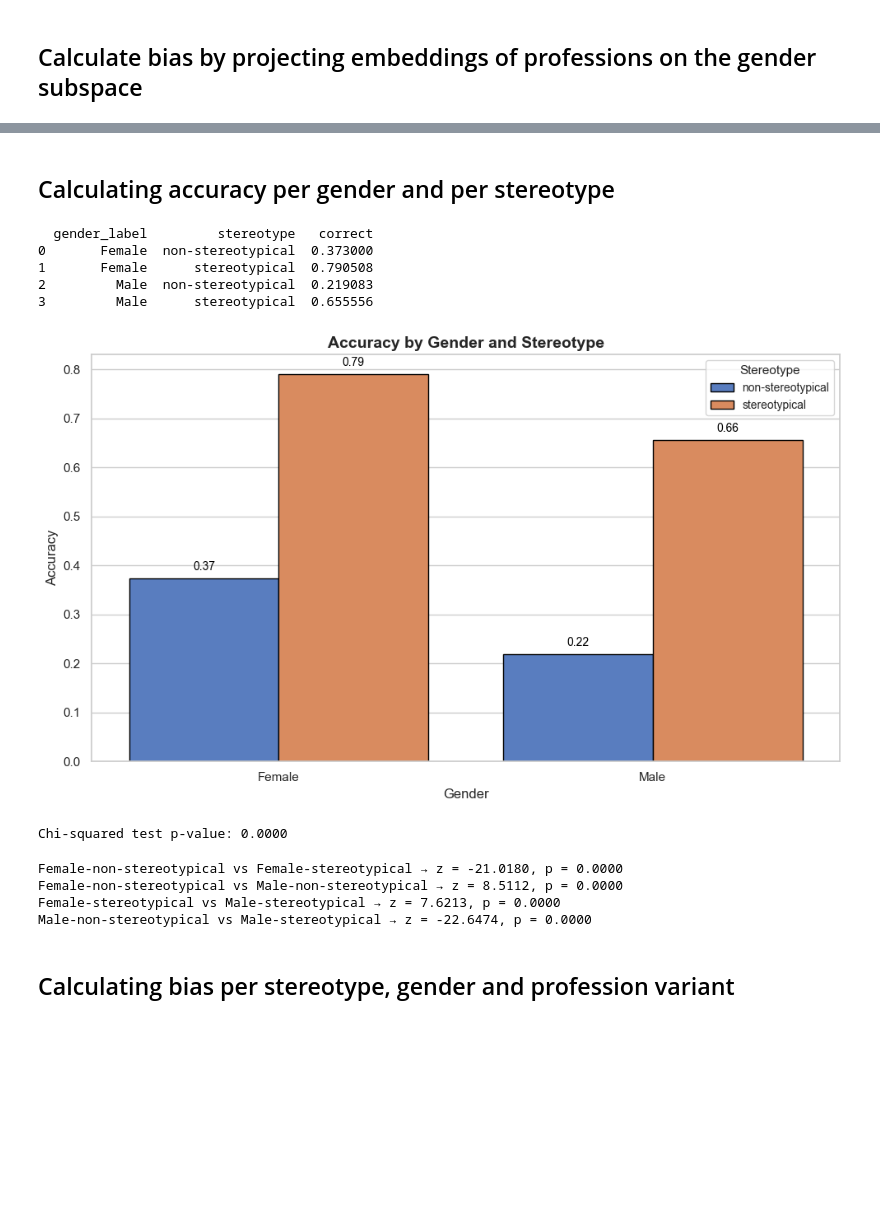
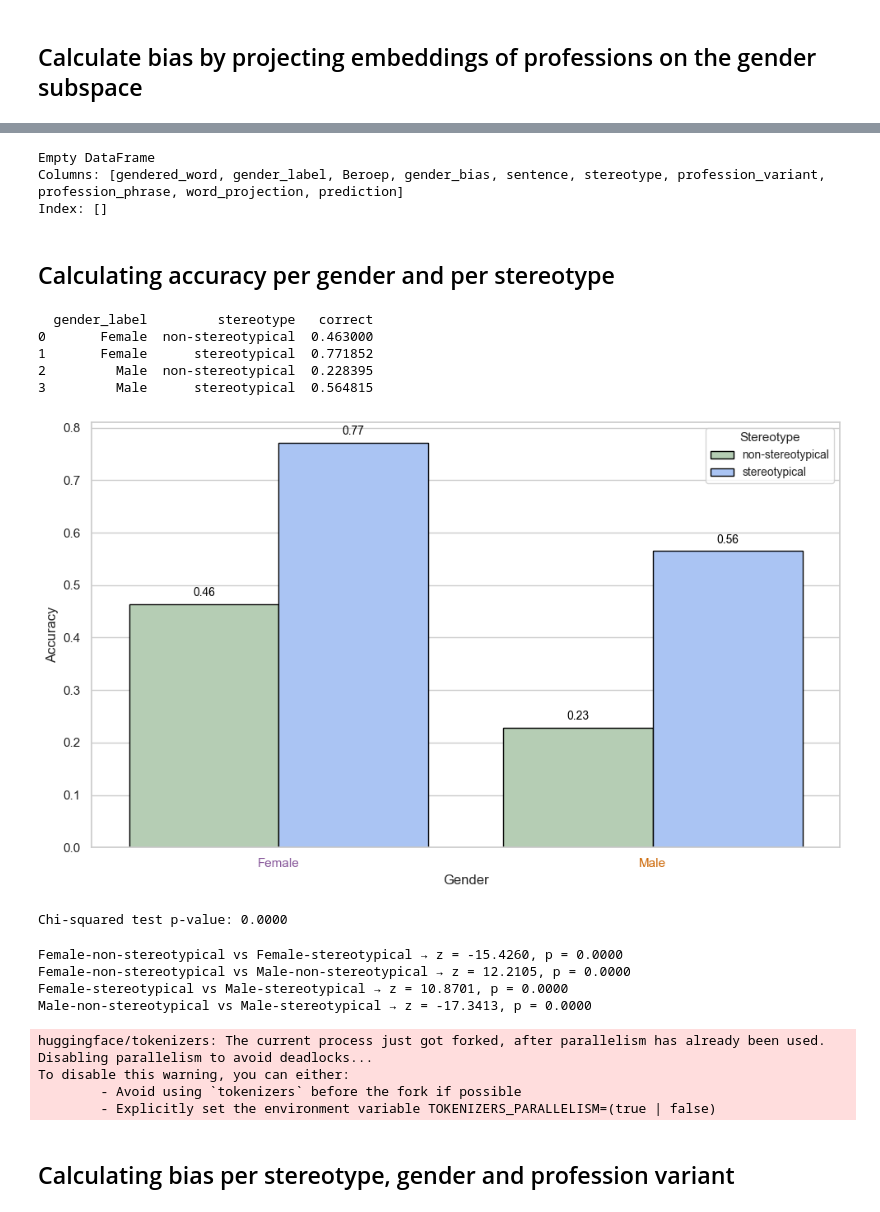
Before and after one commit to KleinJonasUVT/biasintransformers, a Jupyter notebook: code/professions_sentences_femaleform.ipynb, the cells around one changed output, grey strips where cells are left out. Cells and saved outputs as stored; diff of their text form; code cells hidden in the pictures; blank space fills up the shorter version.

```diff
--- a/code/professions_sentences_femaleform.ipynb
+++ b/code/professions_sentences_femaleform.ipynb
@@ -154,6 +202,7 @@ entries = [
     ("0423 directiesecretaresses", "Secretaresse"),
 
     ("1051 Verzorgenden", "Verzorgende"),
+    ("1051 Verzorgenden", "Verzorger"),
     ("1051 Verzorgenden", "Verzorgster"),
 
     ("1114 Kappers en schoonheidsspecialisten", "Kapper"),
@@ -162,13 +211,14 @@ entries = [
     ("1114 Kappers en schoonheidsspecialisten", "Schoonheidsspecialist"),
     ("1114 Kappers en schoonheidsspecialisten", "Schoonheidsspecialiste"),
 
+    ("1012 Gespecialiseerd verpleegkundigen", "Verpleger"),
     ("1012 Gespecialiseerd verpleegkundigen", "Verpleegkundige"),
     ("1012 Gespecialiseerd verpleegkundigen", "Verpleegster"),
 
-    #("0131 Leidsters kinderopvang en onderw...", "Leidster"),
     ("0131 Leidsters kinderopvang en onderw...", "Onderwijzer"),
     ("0131 Leidsters kinderopvang en onderw...", "Onderwijzeres"),
 
+    ("1033 Verpleegkundigen (mbo)", "Verpleger"),
     ("1033 Verpleegkundigen (mbo)", "Verpleegkundige"),
     ("1033 Verpleegkundigen (mbo)", "Verpleegster"),
 
@@ -179,9 +229,6 @@ entries = [
 
     ("1022 Psychologen en sociologen", "Socioloog"),
     ("1022 Psychologen en sociologen", "Sociologe"),
-
-    ("0333 Kassamedewerkers", "Kassamedewerker"),
-    ("0333 Kassamedewerkers", "Kassière"),
 
     ("1021 Maatschappelijk werkers", "Maatschappelijk werker"),
     ("1021 Maatschappelijk werkers", "Maatschappelijk werkster"),
@@ -217,6 +264,9 @@ entries = [
     ("0115 Onderwijskundigen en overige doc...", "Docente"),
 
     ("0332 Verkoopmedewerkers detailhandel", "Verkoopmedewerker"),
+    ("0332 Verkoopmedewerkers detailhandel", "Verkoopmedewerkster"),
+
+    ("0332 Verkoopmedewerkers detailhandel", "Verkoper"),
     ("0332 Verkoopmedewerkers detailhandel", "Verkoopster"),
 
     ("1111 Reisbegeleiders", "Reisbegeleider"),
@@ -238,6 +288,13 @@ entries = [
     ("0211 Bibliothecarissen en conservatoren", "Bibliothecaresse"),
 
     ("0211 Bibliothecarissen en conservatoren", "Conservator"),
+
+    ("0212 Auteurs en taalkundigen", "Auteur"),
+    ("0212 Auteurs en taalkundigen", "Taalkundige"),
+
+    ("1011 Artsen", "Arts"),
+
+    ("0612 Overheidsambtenaren", "Ambtenaar")
 ]
 
 for key, value in entries:
@@ -758,7 +859,7 @@ import numpy as np
 
 # Define the projection function
 def gender_projection(embedding, weight_vector):
-    normalized_direction = final_model_loaded.coef_[0] / np.linalg.norm(final_model_loaded.coef_[0])
+    normalized_direction = weight_vector / np.linalg.norm(weight_vector)
     return np.dot(embedding, normalized_direction)
 
 # Copy dataframe
@@ -775,6 +876,6 @@ word_projection_df.drop(columns=['profession_embedding'], inplace=True)
 # If word_projection > 0, add to the column prediction 1, else 0
 word_projection_df['prediction'] = word_projection_df['word_projection'].apply(lambda x: 1 if x > 0 else 0)
 
-word_projection_df[103:108]
+word_projection_df[103:110]
 # %% [output]
 |  | gendered_word | gender_label | Beroep | gender_bias | sentence | stereotype | profession_variant | ... |
@@ -786,8 +999,23 @@ word_projection_df[103:108]
+# %%
+# Look for nans in profession_variant
+#print(word_projection_df[word_projection_df['profession_variant'].isna()])
+
+# Make nans 0
+word_projection_df['profession_variant'] = word_projection_df['profession_variant'].fillna(0)
+
+print(word_projection_df[word_projection_df['profession_variant'].isna()])
+# %% [output]
+Empty DataFrame
+Columns: [gendered_word, gender_label, Beroep, gender_bias, sentence, stereotype, profession_variant, profession_phrase, word_projection, prediction]
+Index: []
 # %% [markdown]
 ## Calculating accuracy per gender and per stereotype
 # %%
 # copy the DataFrame
 df = word_projection_df.copy()
+
+# Delete all rows where the profession_variant is 2
+df = df[df['profession_variant'] != 2]
 
 # Create a column for correct predictions
 df['correct'] = df['gender_label'] == df['prediction']
@@ -802,49 +1030,58 @@ accuracy_by_gender_and_stereotype['gender_label'] = accuracy_by_gender_and_stere
 print(accuracy_by_gender_and_stereotype)
 # %% [output]
   gender_label         stereotype   correct
-0       Female  non-stereotypical  0.373000
-1       Female      stereotypical  0.790508
-2         Male  non-stereotypical  0.219083
-3         Male      stereotypical  0.655556
+0       Female  non-stereotypical  0.463000
+1       Female      stereotypical  0.771852
+2         Male  non-stereotypical  0.228395
+3         Male      stereotypical  0.564815
 # %%
 import seaborn as sns
 import matplotlib.pyplot as plt
 
 # Set the style of seaborn
 sns.set(style="whitegrid")
+
+palette = {'non-stereotypical': '#b1d1b0', 'stereotypical': '#9ec1ff'}
 
 # Create the plot
 plt.figure(figsize=(10, 6))
 barplot = sns.barplot(
     data=accuracy_by_gender_and_stereotype,
     x='gender_label',
     y='correct',
     hue='stereotype',
-    palette='muted',
+    palette=palette,
     edgecolor='black'
 )
 
 # Add value annotations on top of each bar
 for p in barplot.patches:
     height = p.get_height()
     if height > 0:
         barplot.annotate(f'{height:.2f}',
                          (p.get_x() + p.get_width() / 2., height),
                          ha='center', va='bottom',
                          fontsize=10, color='black', xytext=(0, 5),
                          textcoords='offset points')
 
 # Labeling
 plt.ylabel('Accuracy', fontsize=12)
 plt.xlabel('Gender', fontsize=12)
-plt.title('Accuracy by Gender and Stereotype', fontsize=14, weight='bold')
+#plt.title('Accuracy by Gender and Stereotype', fontsize=14, weight='bold')
 plt.xticks(rotation=0)
+gender_colors = {'Female': '#87579A', 'Male': '#CC6502'}  # pink for female, blue for male
+
+# Color x-axis labels based on gender
+for tick_label in barplot.get_xticklabels():
+    gender = tick_label.get_text()
+    if gender in gender_colors:
+        tick_label.set_color(gender_colors[gender])
 plt.legend(title='Stereotype', title_fontsize=11, fontsize=10)
 plt.tight_layout()
 
 plt.show()
 # %% [output]
-[figure, old version]
+[figure, new version]
 # %%
 from scipy.stats import chi2_contingency
 
@@ -876,6 +1113,10 @@ from statsmodels.stats.proportion import proportions_ztest
 
 # Step 1: Prepare clean group data
 df = word_projection_df.copy()
+
+# Delete all rows where the profession_variant is 2
+df = df[df['profession_variant'] != 2]
+
 df['correct'] = df['gender_label'] == df['prediction']
 
 group_stats = (
@@ -910,10 +1151,14 @@ for label1, label2 in pairs_to_compare:
     z_stat, p_val = proportions_ztest(count, nobs)
     print(f"{label1} vs {label2} → z = {z_stat:.4f}, p = {p_val:.4f}")
 # %% [output]
-Female-non-stereotypical vs Female-stereotypical → z = -21.0180, p = 0.0000
-Female-non-stereotypical vs Male-non-stereotypical → z = 8.5112, p = 0.0000
-Female-stereotypical vs Male-stereotypical → z = 7.6213, p = 0.0000
-Male-non-stereotypical vs Male-stereotypical → z = -22.6474, p = 0.0000
+Female-non-stereotypical vs Female-stereotypical → z = -15.4260, p = 0.0000
+Female-non-stereotypical vs Male-non-stereotypical → z = 12.2105, p = 0.0000
+Female-stereotypical vs Male-stereotypical → z = 10.8701, p = 0.0000
+Male-non-stereotypical vs Male-stereotypical → z = -17.3413, p = 0.0000
+huggingface/tokenizers: The current process just got forked, after parallelism has already been used. Disabling parallelism to avoid deadlocks...
+To disable this warning, you can either:
+        - Avoid using `tokenizers` before the fork if possible
+        - Explicitly set the environment variable TOKENIZERS_PARALLELISM=(true | false)
 # %% [markdown]
 ## Calculating bias per stereotype, gender and profession variant
 # %%
```
Also changed, not shown: parts of 46 cells of this notebook, 19 other files.
